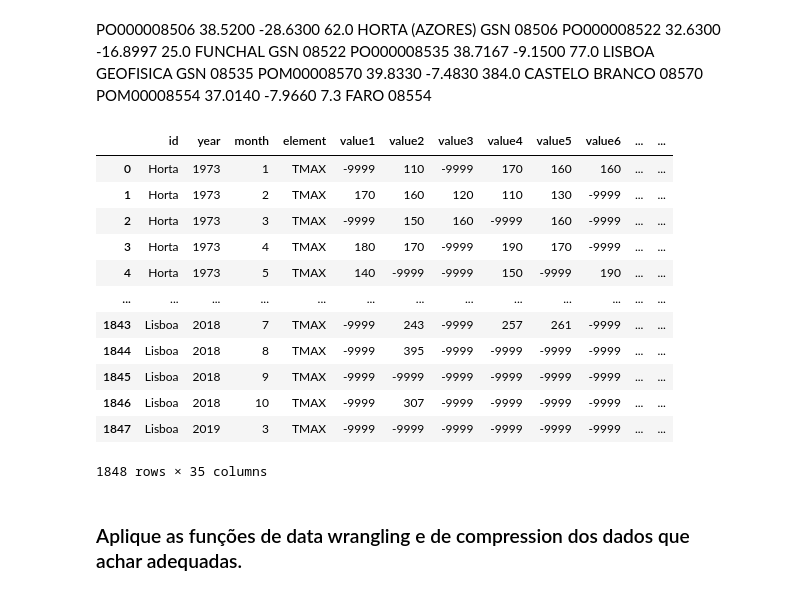
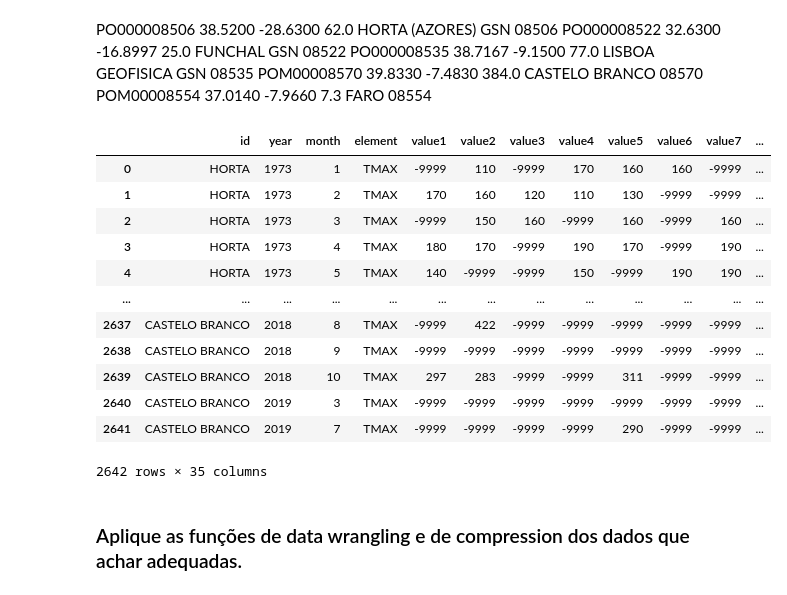
Before and after one commit to PaivaX/Big_data_IPT, a Jupyter notebook: BigData_Project2.ipynb, the cells around one changed output. Drawn from its saved outputs; the diff is of its cells as text; code cells hidden in the pictures.

```diff
--- a/BigData_Project2.ipynb
+++ b/BigData_Project2.ipynb
@@ -101,48 +175,23 @@ POM00008570  39.8330   -7.4830  384.0    CASTELO BRANCO
 POM00008554  37.0140   -7.9660    7.3    FARO                                   08554
 # %%
 #
-conn = sql.connect(patch + "ghcnd_daily.db")
-print('Connected to database successfully.')
+ghcnd['id'] = ghcnd['id'].replace('PO000008506', 'HORTA').replace('PO000008522', 'FUNCHAL').replace('PO000008535', 'LISBOA GEOFISICA').replace('POM00008570', 'CASTELO BRANCO').replace('POM00008554', 'FARO')
 
-#
-con = conn.cursor()
-
-#
-con.execute('UPDATE ghcnd SET id="Horta" WHERE id="PO000008506"')
-con.execute('UPDATE ghcnd SET id="Funchal" WHERE id="PO000008522"')
-con.execute('UPDATE ghcnd SET id="Lisboa" WHERE id="PO000008535"')
-con.execute('UPDATE ghcnd SET id="Castelo Branco" WHERE id="PO000008570"')
-con.execute('UPDATE ghcnd SET id="Faro" WHERE id="PO000008554"')
-
-#
-print('Records updated successfully.')
-
-#
-conn.commit()
-conn.close()
+ghcnd
+# %% [output]
+|  | id | year | month | element | value1 | value2 | value3 | value4 | value5 | value6 | value7 | ... |
+| 0 | HORTA | 1973 | 1 | TMAX | -9999 | 110 | -9999 | 170 | 160 | 160 | -9999 | ... |
+| 1 | HORTA | 1973 | 2 | TMAX | 170 | 160 | 120 | 110 | 130 | -9999 | -9999 | ... |
+| 2 | HORTA | 1973 | 3 | TMAX | -9999 | 150 | 160 | -9999 | 160 | -9999 | 160 | ... |
+| 3 | HORTA | 1973 | 4 | TMAX | 180 | 170 | -9999 | 190 | 170 | -9999 | 190 | ... |
+| 4 | HORTA | 1973 | 5 | TMAX | 140 | -9999 | -9999 | 150 | -9999 | 190 | 190 | ... |
+| ... | ... | ... | ... | ... | ... | ... | ... | ... | ... | ... | ... | ... |
+| 2637 | CASTELO BRANCO | 2018 | 8 | TMAX | -9999 | 422 | -9999 | -9999 | -9999 | -9999 | -9999 | ... |
+| 2638 | CASTELO BRANCO | 2018 | 9 | TMAX | -9999 | -9999 | -9999 | -9999 | -9999 | -9999 | -9999 | ... |
+| 2639 | CASTELO BRANCO | 2018 | 10 | TMAX | 297 | 283 | -9999 | -9999 | 311 | -9999 | -9999 | ... |
+| 2640 | CASTELO BRANCO | 2019 | 3 | TMAX | -9999 | -9999 | -9999 | -9999 | -9999 | -9999 | -9999 | ... |
+| 2641 | CASTELO BRANCO | 2019 | 7 | TMAX | -9999 | -9999 | -9999 | -9999 | 290 | -9999 | -9999 | ... |
+2642 rows × 35 columns
-# %%
-# A fim de verificar se foi efetivamente atualizado
-conn = sql.connect("global_climate_data/ghcnd_daily.db")
-
-#
-ghcnd = pd.read_sql('SELECT id, year, month, element, value1, value2, value3, value4, value5, value6, value7, value8, value9, value10,value11, value12, value13, value14, value15, value16, value17, value18, value19, value20, value21, value22, value23, value24, value25, value26, value27, value28, value29, value30, value31 FROM ghcnd where (id="Horta" OR id="Funchal" OR id="Lisboa" OR id="Castelo Branco" OR id="Faro")',conn)
-conn.close()
-
-ghcnd
-# %% [output]
-|  | id | year | month | element | value1 | value2 | value3 | value4 | value5 | value6 | ... | ... |
-| 0 | Horta | 1973 | 1 | TMAX | -9999 | 110 | -9999 | 170 | 160 | 160 | ... | ... |
-| 1 | Horta | 1973 | 2 | TMAX | 170 | 160 | 120 | 110 | 130 | -9999 | ... | ... |
-| 2 | Horta | 1973 | 3 | TMAX | -9999 | 150 | 160 | -9999 | 160 | -9999 | ... | ... |
-| 3 | Horta | 1973 | 4 | TMAX | 180 | 170 | -9999 | 190 | 170 | -9999 | ... | ... |
-| 4 | Horta | 1973 | 5 | TMAX | 140 | -9999 | -9999 | 150 | -9999 | 190 | ... | ... |
-| ... | ... | ... | ... | ... | ... | ... | ... | ... | ... | ... | ... | ... |
-| 1843 | Lisboa | 2018 | 7 | TMAX | -9999 | 243 | -9999 | 257 | 261 | -9999 | ... | ... |
-| 1844 | Lisboa | 2018 | 8 | TMAX | -9999 | 395 | -9999 | -9999 | -9999 | -9999 | ... | ... |
-| 1845 | Lisboa | 2018 | 9 | TMAX | -9999 | -9999 | -9999 | -9999 | -9999 | -9999 | ... | ... |
-| 1846 | Lisboa | 2018 | 10 | TMAX | -9999 | 307 | -9999 | -9999 | -9999 | -9999 | ... | ... |
-| 1847 | Lisboa | 2019 | 3 | TMAX | -9999 | -9999 | -9999 | -9999 | -9999 | -9999 | ... | ... |
-1848 rows × 35 columns
 # %% [markdown]
 ### Aplique as funções de data wrangling e de compression dos dados que achar adequadas.
 # %%
```
Also changed, not shown: parts of 26 cells of this notebook, 2 other files.
